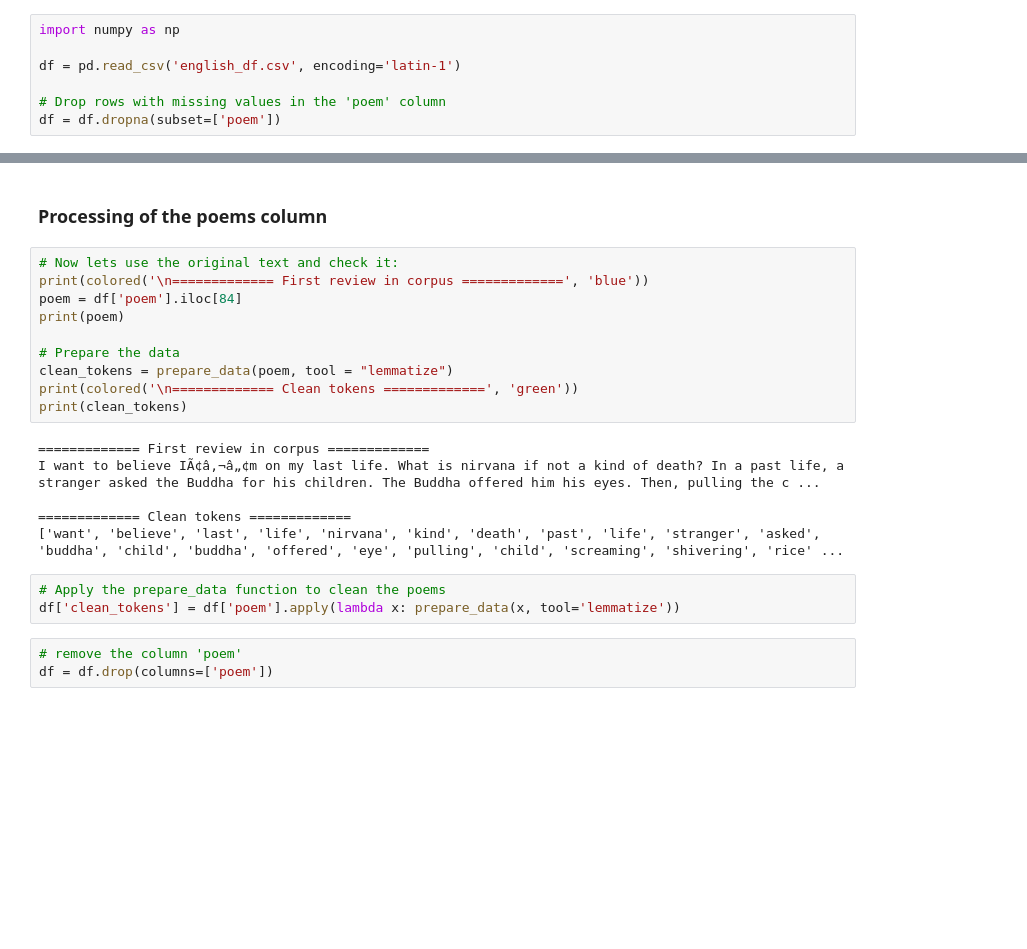
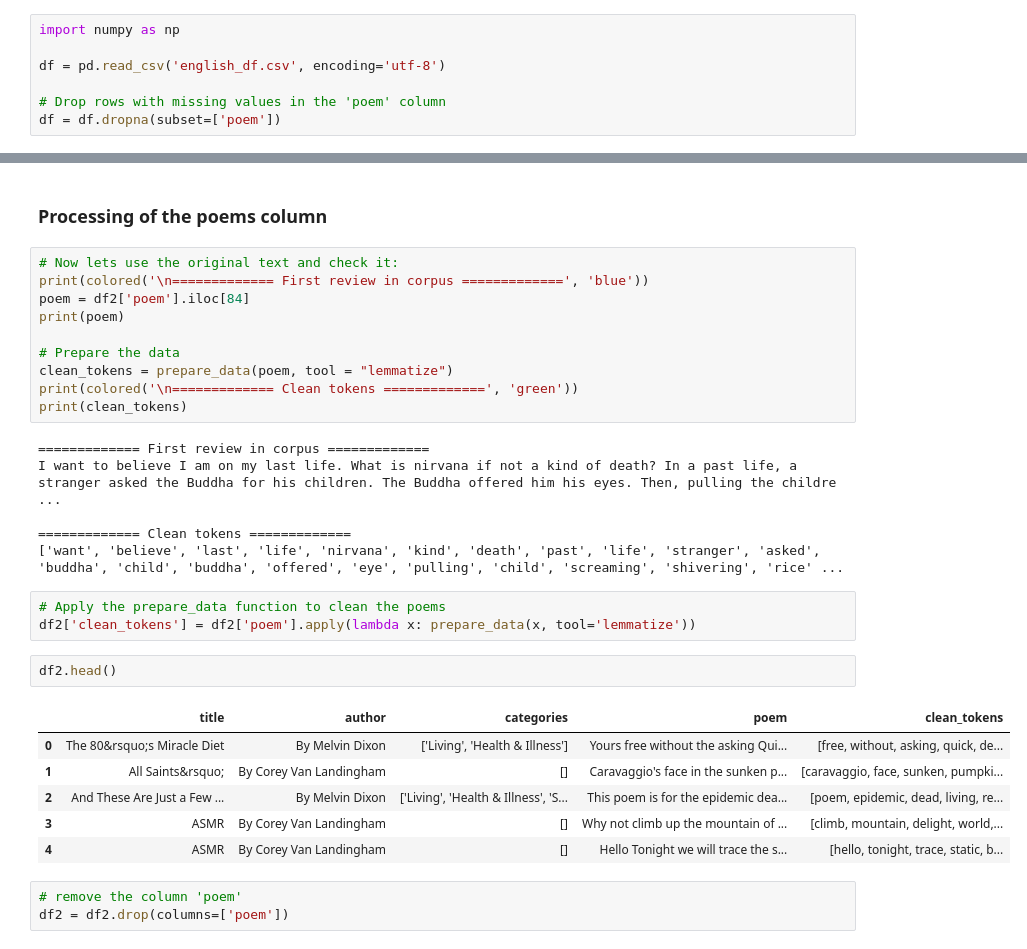
Before and after one commit to danitoribio/NLP-classification-poems, a Jupyter notebook: final_project.ipynb, the cells around one changed output, grey strips where cells are left out. Drawn from its saved outputs; the diff is of its cells as text; blank space fills up the shorter version.

```diff
--- a/final_project.ipynb
+++ b/final_project.ipynb
@@ -296,7 +308,7 @@ Now we have added a stage where we remove stopwords
 # %%
 import numpy as np
 
-df = pd.read_csv('english_df.csv', encoding='latin-1')
+df = pd.read_csv('english_df.csv', encoding='utf-8')
 
 # Drop rows with missing values in the 'poem' column
 df = df.dropna(subset=['poem'])
@@ -348,7 +360,7 @@ def prepare_data(text, tool='lemmatize'):
 # %%
 # Now lets use the original text and check it:
 print(colored('\n============= First review in corpus =============', 'blue'))
-poem = df['poem'].iloc[84]
+poem = df2['poem'].iloc[84]
 print(poem)
 
 # Prepare the data
@@ -357,16 +369,25 @@ print(colored('\n============= Clean tokens =============', 'green'))
 print(clean_tokens)
 # %% [output]
 ============= First review in corpus =============
-I want to believe IÃ¢â‚¬â„¢m on my last life. What is nirvana if not a kind of death? In a past life, a stranger asked the Buddha for his children. The Buddha offered him his eyes. Then, pulling the c ...
+I want to believe I am on my last life. What is nirvana if not a kind of death? In a past life, a stranger asked the Buddha for his children. The Buddha offered him his eyes. Then, pulling the childre ...
 
 ============= Clean tokens =============
 ['want', 'believe', 'last', 'life', 'nirvana', 'kind', 'death', 'past', 'life', 'stranger', 'asked', 'buddha', 'child', 'buddha', 'offered', 'eye', 'pulling', 'child', 'screaming', 'shivering', 'rice' ...
 # %%
 # Apply the prepare_data function to clean the poems
-df['clean_tokens'] = df['poem'].apply(lambda x: prepare_data(x, tool='lemmatize'))
+df2['clean_tokens'] = df2['poem'].apply(lambda x: prepare_data(x, tool='lemmatize'))
+# %%
+df2.head()
+# %% [output]
+|  | title | author | categories | poem | clean_tokens |
+| 0 | The 80&rsquo;s Miracle Diet | By Melvin Dixon | ['Living', 'Health & Illness'] | Yours free without the asking Qui... | [free, without, asking, quick, de... |
+| 1 | All Saints&rsquo; | By Corey Van Landingham | [] | Caravaggio's face in the sunken p... | [caravaggio, face, sunken, pumpki... |
+| 2 | And These Are Just a Few ... | By Melvin Dixon | ['Living', 'Health & Illness', 'S... | This poem is for the epidemic dea... | [poem, epidemic, dead, living, re... |
+| 3 | ASMR | By Corey Van Landingham | [] | Why not climb up the mountain of ... | [climb, mountain, delight, world,... |
+| 4 | ASMR | By Corey Van Landingham | [] | Hello Tonight we will trace the s... | [hello, tonight, trace, static, b... |
 # %%
 # remove the column 'poem'
-df = df.drop(columns=['poem'])
+df2 = df2.drop(columns=['poem'])
 # %%
 print(df.shape)
 # %% [output]
```
Also changed, not shown: parts of 22 cells of this notebook, 3 other files.
